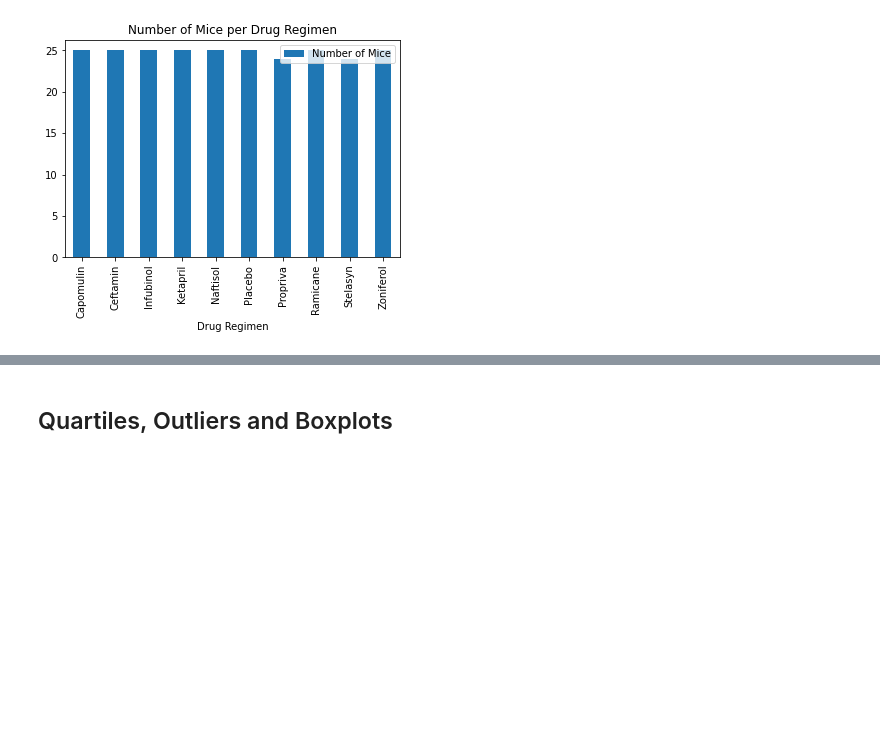
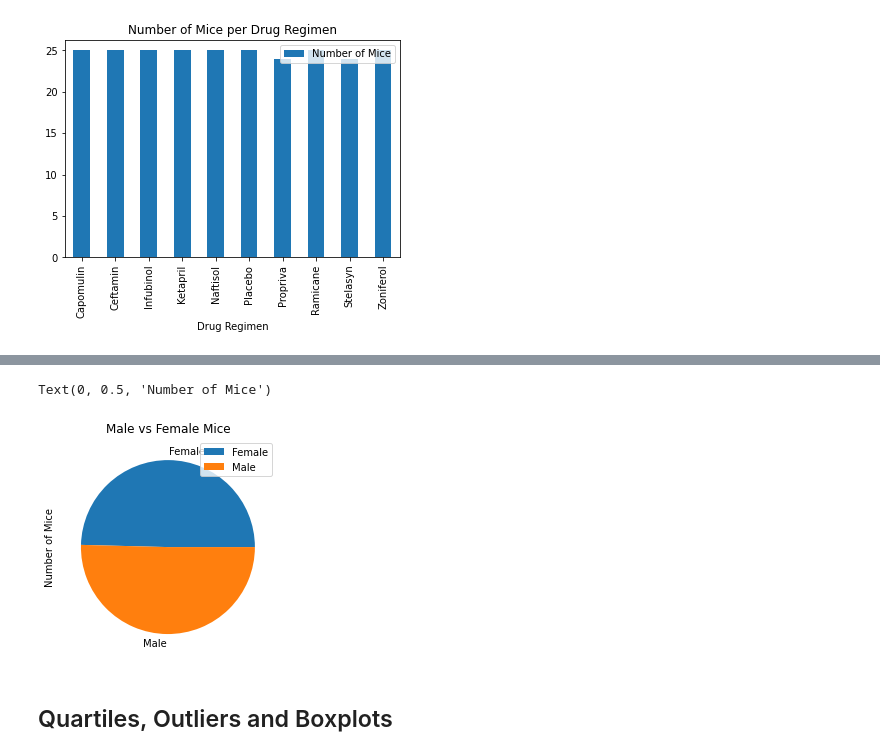
Before and after one commit to grand42/Drug_Treatment_Study, a Jupyter notebook: pymaceuticals.ipynb, the cells around one changed output, grey strips where cells are left out. Saved outputs shown, nothing was run; the diff lists cells and outputs as text; code cells hidden in the pictures; blank space fills up the shorter version.

```diff
--- a/pymaceuticals.ipynb
+++ b/pymaceuticals.ipynb
@@ -136,5 +144,11 @@ xvalues = np.arange(len(clean_df["Drug Regimen"]))
 # %%
 # Generate a pie plot showing the distribution of female versus male mice using pandas
+gender = clean_df.groupby('Sex')["Mouse ID"].agg(['nunique'])
+M_F=gender.plot(kind='pie', y='nunique' ,title = "Male vs Female Mice")
+M_F.set_ylabel("Number of Mice")
+# %% [output]
+Text(0, 0.5, 'Number of Mice')
+[figure, added]
 # %%
 # Generate a pie plot showing the distribution of female versus male mice using pyplot
 # %% [markdown]
```
Also changed, not shown: parts of 6 cells of this notebook.
